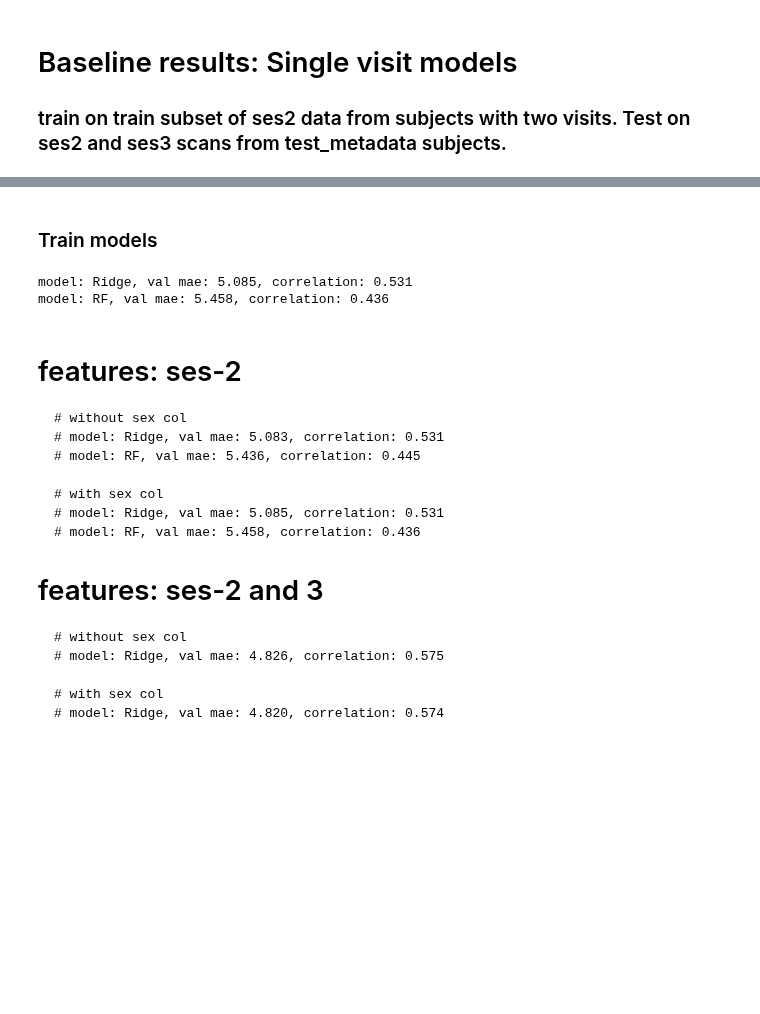
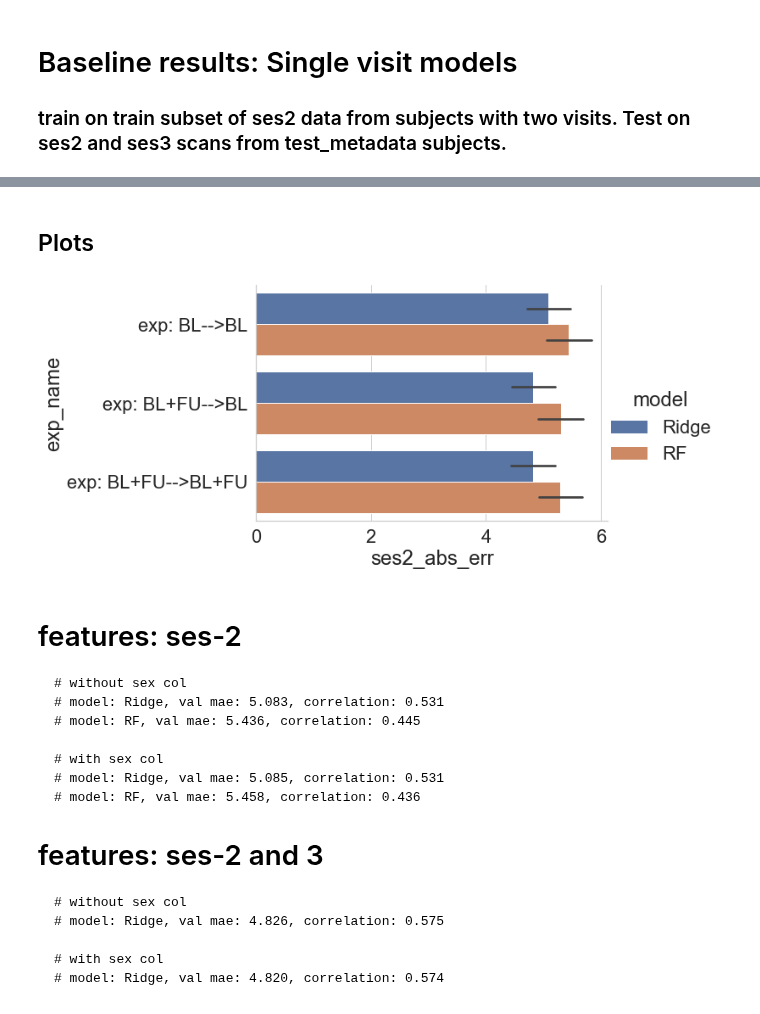
Before and after one commit to nikhil153/brain-diff, a Jupyter notebook: notebooks/3a_baseline_models_single_visit.ipynb, the cells around one changed output, grey strips where cells are left out. Cells and saved outputs as stored; diff of their text form; code cells hidden in the pictures; blank space fills up the shorter version.

```diff
--- a/notebooks/3a_baseline_models_single_visit.ipynb
+++ b/notebooks/3a_baseline_models_single_visit.ipynb
@@ -44,7 +52,7 @@ ukbb_aseg_vol_fields = f"{data_dir}/ukbb/region_field_ids/UKBB_ASEG_vol_Fields.c
 # %%
-# Global configs
-session = "ses-2" # "ses-2" "both"
-age_col = "age_at_ses2 (calc)" # "age_at_ses2" or "age_at_ses2 (calc)"
+
+age_ses2_col = "age_at_ses2 (calc)" # "age_at_ses2" or "age_at_ses2 (calc)"
+age_ses3_col = "age_at_ses3 (calc)" # "age_at_ses3" or "age_at_ses3 (calc)"
 
 use_sex_col = False # Doesn't help much
 
@@ -52,0 +63,16 @@ DKT_fields_sorted = list(DKT_fields_df.sort_values(["hemi","roi"])["Field ID"].a
+# %%
+# Setup
+exp_setup_dict = {
+    "exp: BL-->BL": {"input":["ses-2"],
+                     "output":[age_ses2_col]},
+    "exp: BL+FU-->BL": {"input":["ses-2","ses-3"],
+                        "output":[age_ses2_col]},
+    "exp: BL+FU-->BL+FU": {"input":["ses-2","ses-3"],
+                        "output":[age_ses2_col,age_ses3_col]},
+}
+
+n_jobs = 4
+model_dict = {
+            "Ridge": Ridge(),
+            "RF": RandomForestRegressor(n_jobs=n_jobs, random_state=1)
+            }
@@ -108,33 +158,13 @@ train shape: (3071, 67), val shape: (342, 67)
-# %% [markdown]
-### Train models
-# %%
-n_jobs = 4
-
-model_dict = {
-            "Ridge": Ridge(),
-            "RF": RandomForestRegressor(n_jobs=n_jobs, random_state=1)
-            }
-
-perf_df = pd.DataFrame()
-for model_name, model_instance in model_dict.items():
-    CV_scores, y_pred, test_loss1, test_loss2, test_r1, test_r2 = get_brain_age_perf(X_train, y_train, X_val, y_val, model_instance)
-
-    df = pd.DataFrame()
-
-    df[age_col] = y_val
-    df[f"brainage_at_{session}"] = y_pred
-    df["test_sq_err"] = test_loss1
-    df["test_abs_err"] = np.abs(y_pred - y_val)
-    df["test_r1"] = test_r1
-    df["model"] = model_name
-
-    val_mae = df["test_abs_err"].mean()
-    print(f"model: {model_name}, val mae: {val_mae:4.3f}, correlation: {test_r1:4.3f}")
-
-    perf_df = perf_df.append(df)
-# %% [output]
-model: Ridge, val mae: 5.085, correlation: 0.531
-model: RF, val mae: 5.458, correlation: 0.436
+# %% [markdown]
+## Plots
+# %%
+plot_df = exp_perf_df.copy()
+sns.set(font_scale=2)
+with sns.axes_style("whitegrid"):
+    # fig, ax = plt.subplots(figsize=(20,10))
+    g = sns.catplot(x="ses2_abs_err",y="exp_name", hue="model", kind="bar", data=plot_df, aspect=2)
+# %% [output]
+[figure, added]
 # %% [markdown]
 # features: ses-2
     # without sex col
```
Also changed, not shown: parts of 6 cells of this notebook, 22 other files.
